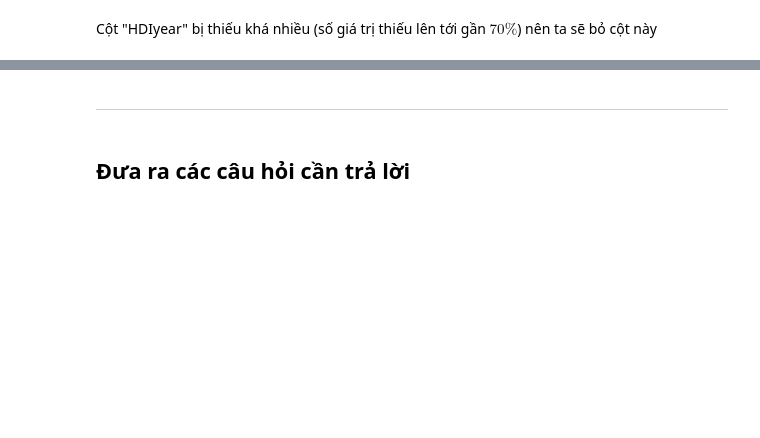
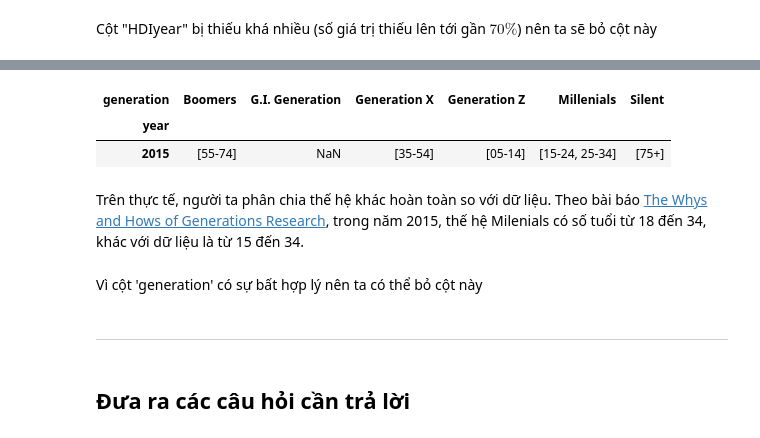
Before and after one commit to mannt-jp/LTCKHDL_DACK, a Jupyter notebook: 1712586-NguyenThanhMan.ipynb, the cells around one changed output, grey strips where cells are left out. Saved outputs shown, nothing was run; the diff lists cells and outputs as text; code cells hidden in the pictures; blank space fills up the shorter version.

```diff
--- a/1712586-NguyenThanhMan.ipynb
+++ b/1712586-NguyenThanhMan.ipynb
@@ -203,0 +219,10 @@ df.drop(columns='HDIyear', inplace=True)
+# %%
+df.groupby(['year', 'generation']).age.unique().unstack().loc[[2015]]
+# %% [output]
+| generation | Boomers | G.I. Generation | Generation X | Generation Z | Millenials | Silent |
+| year |  |  |  |  |  |  |
+| 2015 | [55-74] | NaN | [35-54] | [05-14] | [15-24, 25-34] | [75+] |
+# %% [markdown]
+Trên thực tế, người ta phân chia thế hệ khác hoàn toàn so với dữ liệu. Theo bài báo [The Whys and Hows of Generations Research](https://www.pewresearch.org/politics/2015/09/03/the-whys-and-hows-of-generations-research/), trong năm 2015, thế hệ Milenials có số tuổi từ 18 đến 34, khác với dữ liệu là từ 15 đến 34.
+# %% [markdown]
+Vì cột 'generation' có sự bất hợp lý nên ta có thể bỏ cột này
```
Also changed, not shown: parts of 41 cells of this notebook.
